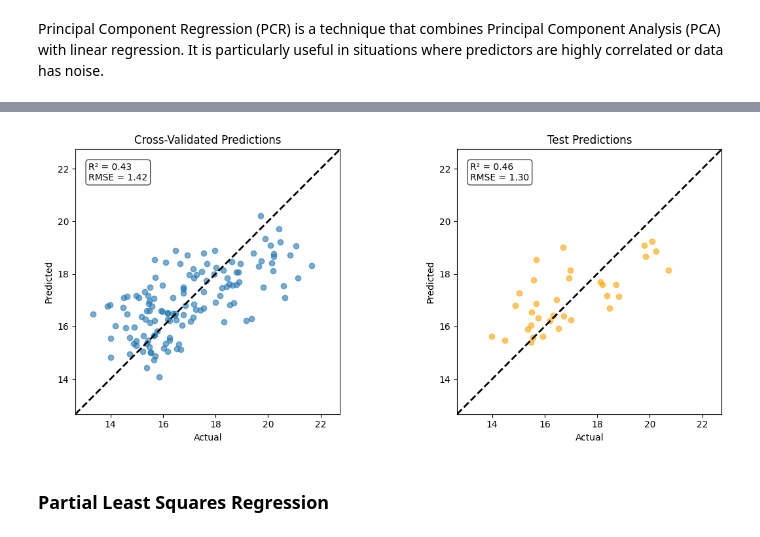
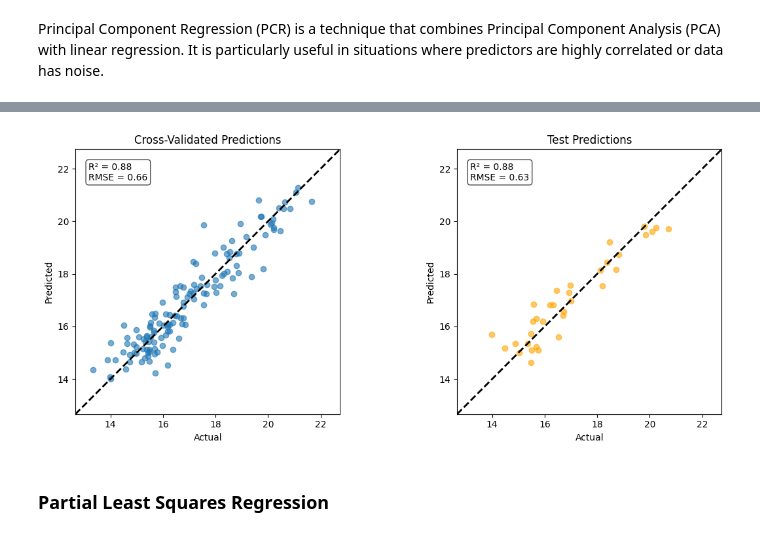
Before and after one commit to LizaGenke/Chemometric-approaches-to-hyperspectral-processing, a Jupyter notebook: spectral_analysis.ipynb, the cells around one changed output, grey strips where cells are left out. Saved outputs shown, nothing was run; the diff lists cells and outputs as text; code cells hidden in the pictures.

```diff
--- a/spectral_analysis.ipynb
+++ b/spectral_analysis.ipynb
@@ -846,0 +883,11 @@ Xreg = pca.fit_transform(Xstd)[:,:n_components_95]
+# %%
+npc = 100 # maximum number of principal components
+pc = range(1,npc+1,1)
+# Define arrays for R^2 and MSE
+r2c = np.zeros(npc)
+r2cv = np.zeros(npc)
+rmsec = np.zeros(npc)
+rmsecv = np.zeros(npc)
+
+for i in pc:
+    predicted, r2c[i-1], r2cv[i-1], rmsec[i-1], rmsecv[i-1] = pcr(X_cal, y_cal, pc=i)
@@ -846,0 +905,16 @@ Xreg = pca.fit_transform(Xstd)[:,:n_components_95]
+# %%
+pc = np.argmin(rmsecv)
+# %%
+predicted, r2r, r2cv, mser, mscv = pcr(X_cal,y_cal, pc=pc)
+# Regression plot
+z = np.polyfit(y_cal, predicted, 1)
+with plt.style.context(('ggplot')):
+    fig, ax = plt.subplots(figsize=(9, 5))
+    ax.scatter(y_cal, predicted, c='red', edgecolors='k')
+    ax.plot(y_cal, z[1]+z[0]*y_cal, c='blue', linewidth=1, label = "Regression fit")
+    ax.plot(y_cal, y_cal, color='green', linewidth=1, label="x=y", linestyle='--')
+    plt.title('Conventional PCR -- $R^2$ (CV): {0:.2f}'.format(r2cv))
+    plt.xlabel('Measured Dry Matter')
+    plt.ylabel('Predicted Dry Matter')
+    plt.legend()
+    plt.show()
@@ -847,7 +923,7 @@ Xreg = pca.fit_transform(Xstd)[:,:n_components_95]
 # %%
 from sklearn.metrics import r2_score, root_mean_squared_error
 
-def plot_cv_vs_test(y_cal, y_cv, y_test, y_test_pred):
+def plot_cv_vs_test(y_cal, y_cv, y_test, y_test_pred, plot_titles=["Cross-Validated Predictions", "Test Predictions"]):
     """
     Plot a comparison of cross-validated vs. test set predictions.
 
@@ -861,6 +937,8 @@ def plot_cv_vs_test(y_cal, y_cv, y_test, y_test_pred):
         True target values for the test set.
     y_test_pred : array-like, shape (n_samples_test,)
         Predicted values for the test set.
+    plot_titles : list of str (2), optional
+        Plot titles to use.
     """
     # Compute metrics
     r2_cv = r2_score(y_cal, y_cv)
@@ -880,7 +958,7 @@ def plot_cv_vs_test(y_cal, y_cv, y_test, y_test_pred):
     # Plot CV
     axs[0].scatter(y_cal, y_cv, alpha=0.6)
     axs[0].plot([vmin, vmax], [vmin, vmax], 'k--', lw=2)
-    axs[0].set_title('Cross-Validated Predictions')
+    axs[0].set_title(plot_titles[0])
     axs[0].set_xlabel('Actual')
     axs[0].set_ylabel('Predicted')
     axs[0].set_aspect('equal', 'box')
@@ -891,7 +969,7 @@ def plot_cv_vs_test(y_cal, y_cv, y_test, y_test_pred):
     # Plot Test
     axs[1].scatter(y_test, y_test_pred, alpha=0.6, color='orange')
     axs[1].plot([vmin, vmax], [vmin, vmax], 'k--', lw=2)
-    axs[1].set_title('Test Predictions')
+    axs[1].set_title(plot_titles[1])
     axs[1].set_xlabel('Actual')
     axs[1].set_ylabel('Predicted')
     axs[1].set_aspect('equal', 'box')
@@ -909,23 +987,27 @@ def plot_cv_vs_test(y_cal, y_cv, y_test, y_test_pred):
 # %%
 from sklearn import linear_model
 from sklearn.model_selection import cross_val_predict
 
+pca = PCA()
+standard_scaler_cal = StandardScaler()
+Xstd = standard_scaler_cal.fit_transform(X_cal)
+Xreg = pca.fit_transform(Xstd)[:,:pc]
 # Cross-validation prediction on training set
 y_cv = cross_val_predict(linear_model.LinearRegression(), Xreg, y_cal, cv=10)
 
 X_test_std = standard_scaler_cal.transform(X_test)
-X_test_reg = pca.transform(X_test_std)[:,:n_components_95]
+X_test_reg = pca.transform(X_test_std)[:,:pc]
 
 # Fit model on full calibration set
 model = linear_model.LinearRegression()
 model.fit(Xreg, y_cal)
 
 # Predict on test set
 y_test_pred = model.predict(X_test_reg)
 
 plot_cv_vs_test(y_cal, y_cv, y_test, y_test_pred)
 # %% [output]
-[figure, old version]
+[figure, new version]
 # %% [markdown]
 ### Partial Least Squares Regression
 # %% [markdown]
```
Also changed, not shown: parts of 16 cells of this notebook.
